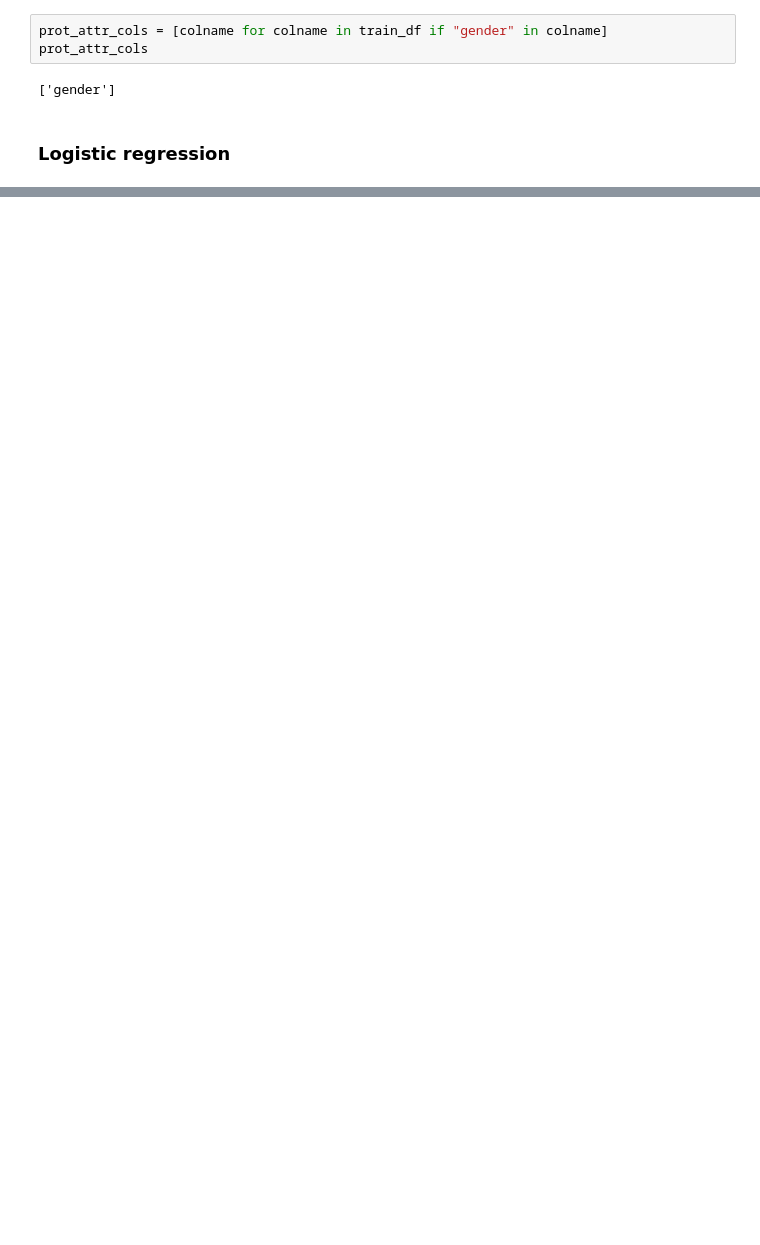
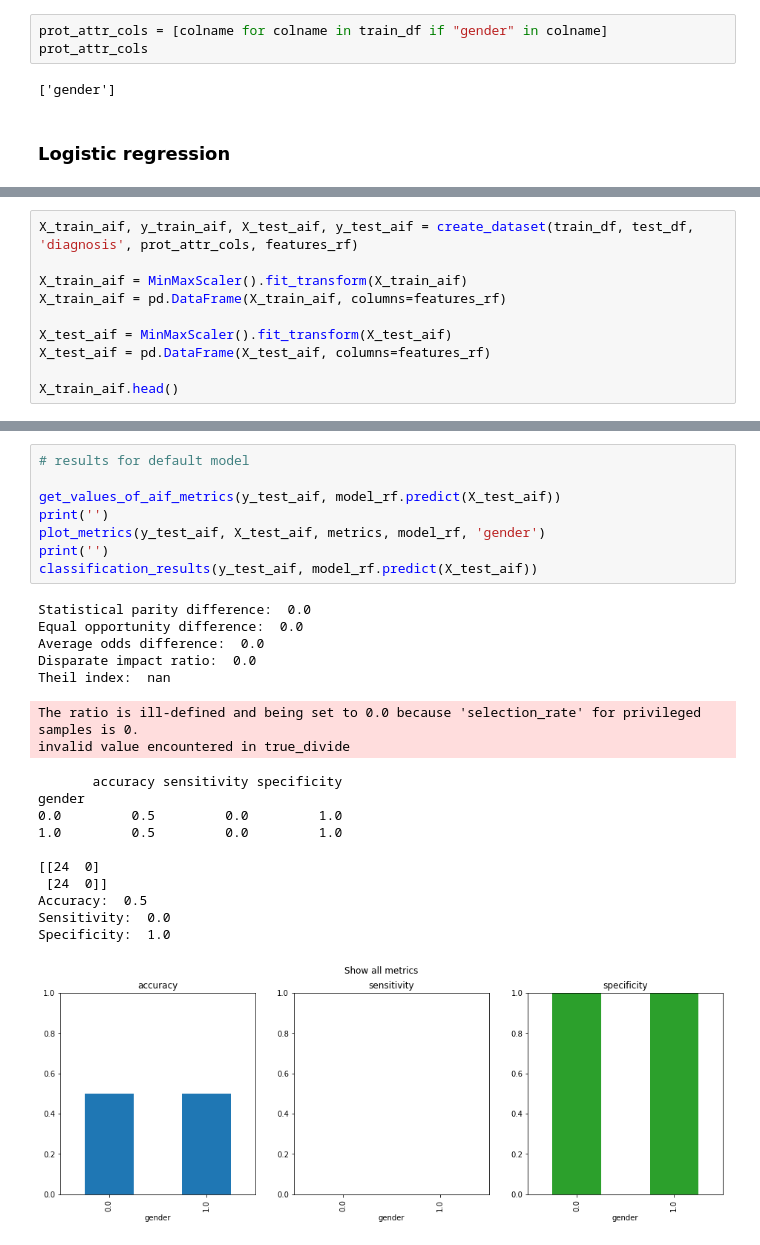
Before and after one commit to ihorhetman99/Seminar_for_SSP, a Jupyter notebook: debiasing/models.ipynb, the cells around one changed output, grey strips where cells are left out. Cells and saved outputs as stored; diff of their text form; blank space fills up the shorter version.

```diff
--- a/debiasing/models.ipynb
+++ b/debiasing/models.ipynb
@@ -487,0 +513,10 @@ AttributeError: 'ExponentiatedGradientReduction' object has no attribute 'constr
+# %%
+X_train_aif, y_train_aif, X_test_aif, y_test_aif = create_dataset(train_df, test_df, 'diagnosis', prot_attr_cols, features_rf)
+
+X_train_aif = MinMaxScaler().fit_transform(X_train_aif)
+X_train_aif = pd.DataFrame(X_train_aif, columns=features_rf)
+
+X_test_aif = MinMaxScaler().fit_transform(X_test_aif)
+X_test_aif = pd.DataFrame(X_test_aif, columns=features_rf)
+
+X_train_aif.head()
@@ -487,0 +530,27 @@ AttributeError: 'ExponentiatedGradientReduction' object has no attribute 'constr
+# %%
+# results for default model
+
+get_values_of_aif_metrics(y_test_aif, model_rf.predict(X_test_aif))
+print('')
+plot_metrics(y_test_aif, X_test_aif, metrics, model_rf, 'gender')
+print('')
+classification_results(y_test_aif, model_rf.predict(X_test_aif))
+# %% [output]
+Statistical parity difference:  0.0
+Equal opportunity difference:  0.0
+Average odds difference:  0.0
+Disparate impact ratio:  0.0
+Theil index:  nan
+The ratio is ill-defined and being set to 0.0 because 'selection_rate' for privileged samples is 0.
+invalid value encountered in true_divide
+       accuracy sensitivity specificity
+gender
+0.0         0.5         0.0         1.0
+1.0         0.5         0.0         1.0
+
+[[24  0]
+ [24  0]]
+Accuracy:  0.5
+Sensitivity:  0.0
+Specificity:  1.0
+[figure, added]
```
Also changed, not shown: parts of 14 cells of this notebook.
